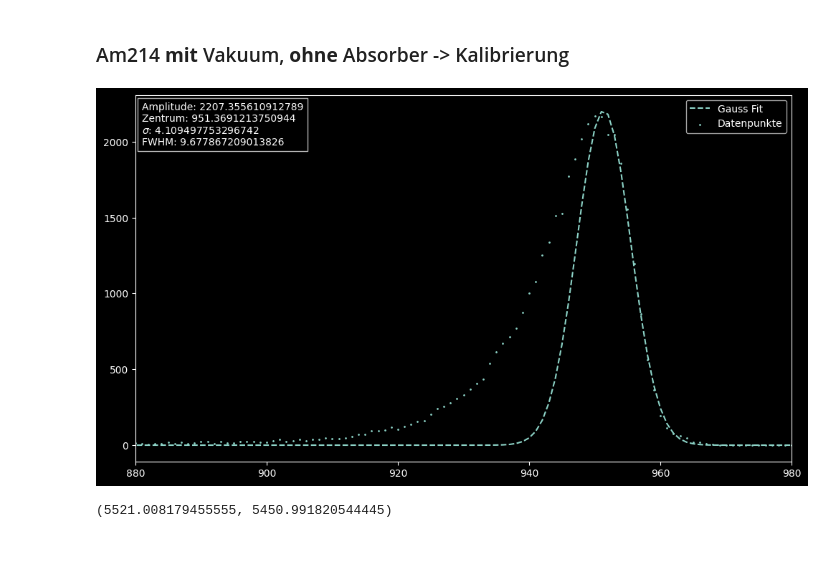
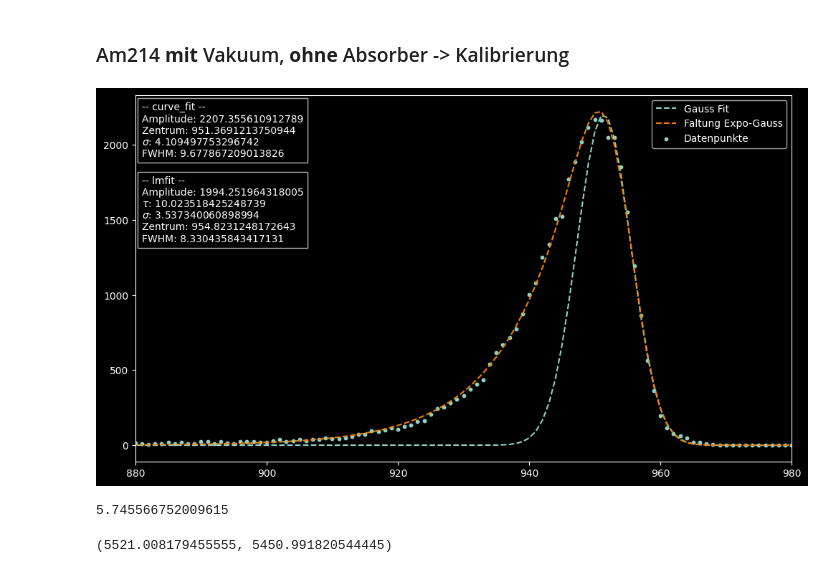
Before and after one commit to HateFindingNames/RadiationProtection_DetectorTechnology, a Jupyter notebook: V11/V11.ipynb, the cells around one changed output. Saved outputs shown, nothing was run; the diff lists cells and outputs as text; code cells hidden in the pictures.

Commit message:
Better peak shaping (convolution expo-gaussian)

```diff
--- a/V11/V11.ipynb
+++ b/V11/V11.ipynb
@@ -210,31 +207,53 @@ print(Am_w_vac["Impulse"].iloc[955])
 # %%
 xarr = Am_w_vac["Energie(keV)"]
 yarr = Am_w_vac["Impulse"]
 fitrange = np.arange(949, len(Am_w_vac), 1)
 xfit = np.asarray(Am_w_vac["Energie(keV)"][fitrange])
 yfit = np.asarray(Am_w_vac["Impulse"][fitrange])
 
 gmodel = Model(gauss)
 params = Parameters()
 params.add('A', value=2170, min=1800)
 params.add('center', value=950, min=925)
 params.add('sigma', value=20, min=0.001)
 result = gmodel.fit(yfit, params, x=xfit)
 # print(result.fit_report())
-best_vals = list(result.best_values.values())
-ecoeff = 5486 / best_vals[1]
-best_vals_string = "Amplitude: {0}\nZentrum: {1}\n$\sigma$: {2}\nFWHM: {3}".format(best_vals[0], best_vals[1], best_vals[2], best_vals[2]*2.355)
+best_vals_vac = list(result.best_values.values())
+best_vals_vac_string = "-- curve_fit --\nAmplitude: {0}\nZentrum: {1}\n$\sigma$: {2}\nFWHM: {3}".format(best_vals_vac[0], best_vals_vac[1], best_vals_vac[2], best_vals_vac[2]*2.355)
 
 fig, ax = plt.subplots(figsize=(30*cm, 30*(9/16)*cm))
-plt.scatter(xarr, yarr, s=1, label="Datenpunkte")
-plt.plot(xarr, gauss(xarr, *best_vals), '--', label="Gauss Fit")
-plt.text(0.01, 0.98, best_vals_string, horizontalalignment="left", verticalalignment="top", transform=ax.transAxes, bbox=dict(facecolor='black', alpha=0.7))
+plt.scatter(xarr, yarr, s=10, label="Datenpunkte")
+plt.plot(xarr, gauss(xarr, *best_vals_vac), '--', label="Gauss Fit")
+plt.text(0.01, 0.98, best_vals_vac_string, horizontalalignment="left", verticalalignment="top", transform=ax.transAxes, bbox=dict(facecolor='black', alpha=0.7))
+
+# ============================
+cmodel = Model(conv_expo_gauss)
+params = Parameters()
+params.add('A', value=23000, min=20000)
+params.add('tau', value=10)
+params.add('sigma', value=5)
+params.add('x0', value=960, min=900, max=980)
+cresult = cmodel.fit(yarr, params, x=xarr)
+cbest_vals_vac = list(cresult.best_values)
+# cbest_vals_vac[3]
+# print(cresult.fit_report())
+cbest_vals_vac = list(cresult.best_values.values())
+cbest_vals_vac_string = "-- lmfit --\nAmplitude: {0}\n$\\tau$: {1}\n$\sigma$: {2}\nZentrum: {3}\nFWHM: {4}".format(cbest_vals_vac[0]/(2*cbest_vals_vac[1]), cbest_vals_vac[1], cbest_vals_vac[2], cbest_vals_vac[3], cbest_vals_vac[2]*2.355)
+plt.text(0.01, 0.78, cbest_vals_vac_string, horizontalalignment="left", verticalalignment="top", transform=ax.transAxes, bbox=dict(facecolor='black', alpha=0.7))
+
+plt.plot(xarr, cresult.best_fit, "--", label="Faltung Expo-Gauss", color="#f08000")
+# ============================
 
 plt.xlim(left=880, right=980)
 plt.legend()
 plt.show()
 # %% [output]
-[figure, old version]
+[figure, new version]
+# %%
+ecoeff = 5486 / cbest_vals_vac[3]
+print(ecoeff)
+# %% [output]
+5.745566752009615
 # %%
 def x1x2(x0, sigma):
 	x1 = (x0) + np.sqrt(x0**2 - (x0**2 - np.log(2) * 2 * sigma**2))
```
Also changed, not shown: parts of 10 cells of this notebook.
